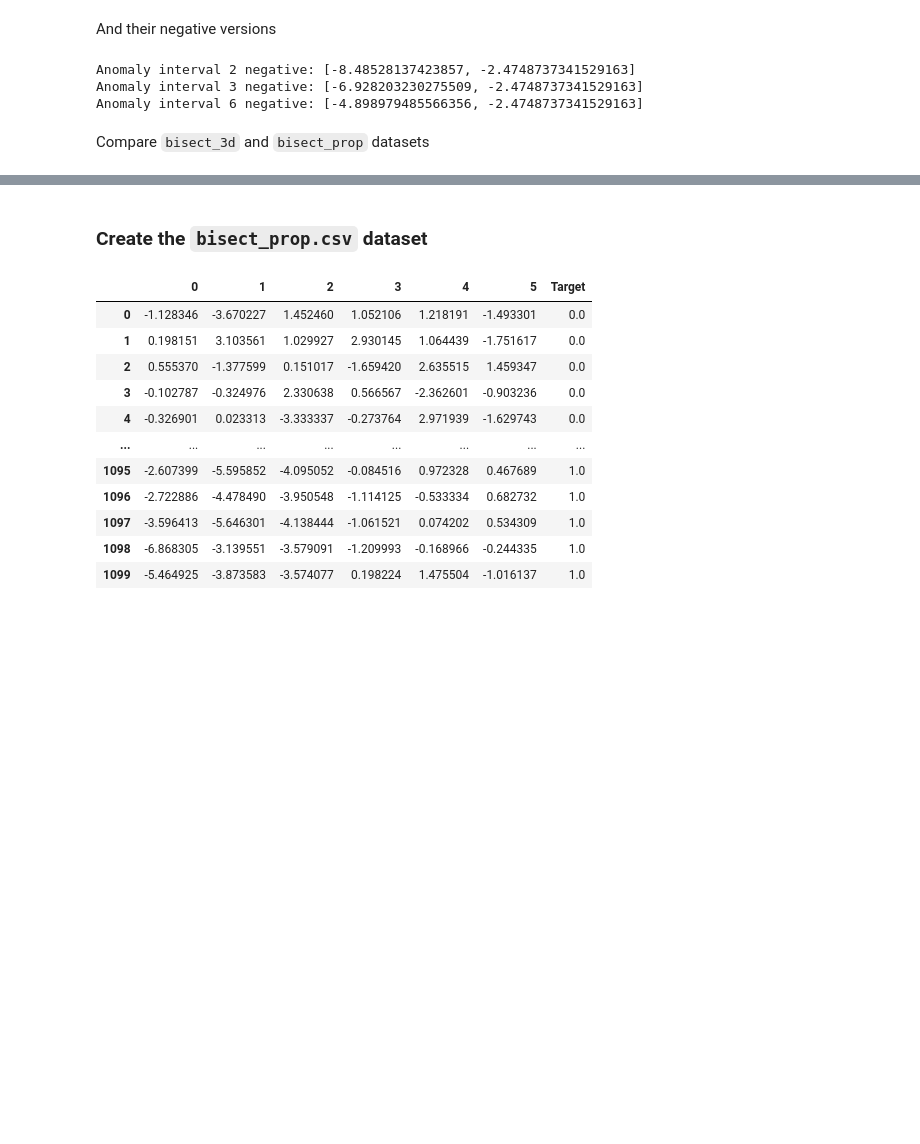
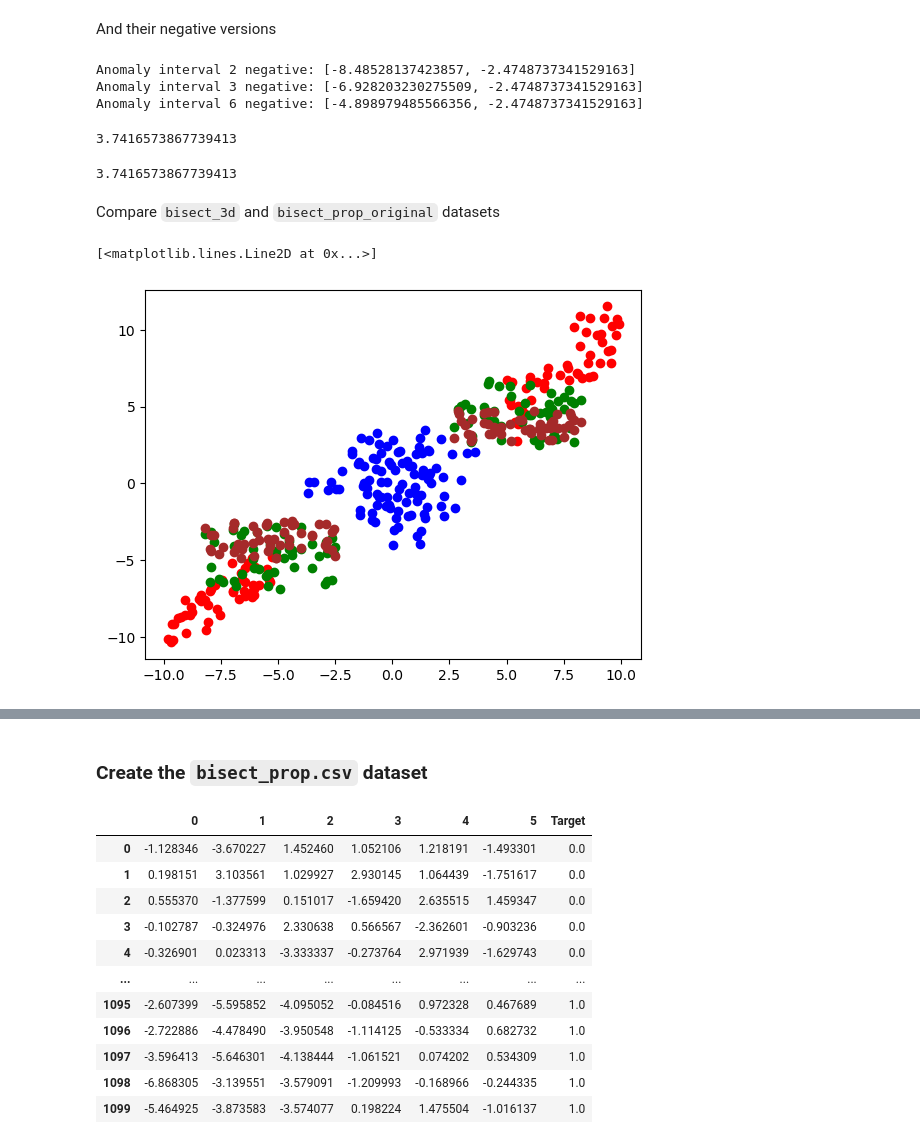
Before and after one commit to alessioarcudi/ExIFFI, a Jupyter notebook: notebooks/synthetic_datasets.ipynb, the cells around one changed output, grey strips where cells are left out. Cells and saved outputs as stored; diff of their text form; code cells hidden in the pictures; blank space fills up the shorter version.

```diff
--- a/notebooks/synthetic_datasets.ipynb
+++ b/notebooks/synthetic_datasets.ipynb
@@ -316,8 +327,17 @@ print(f'Anomaly interval 6 negative: {anomaly_interval_6_neg}')
 Anomaly interval 2 negative: [-8.48528137423857, -2.4748737341529163]
 Anomaly interval 3 negative: [-6.928203230275509, -2.4748737341529163]
 Anomaly interval 6 negative: [-4.898979485566356, -2.4748737341529163]
+# %%
+v=np.array([1,2,3])
+np.linalg.norm(v)
+# %% [output]
+3.7416573867739413
+# %%
+np.sqrt(14)
+# %% [output]
+3.7416573867739413
 # %%
-def bisect_prop(size,an_int1,an_int2,an_int3,dim=6):
+def bisect_prop_original(size,an_int1,an_int2,an_int3,dim=6):
     data=np.zeros(shape=(size,dim))
     for i,interval in enumerate([an_int1,an_int2,an_int3]):
         data[:,i]=np.random.uniform(interval[0],interval[1],size=size)
@@ -329,2 +373,14 @@ def bisect_prop(size,an_int1,an_int2,an_int3,dim=6):
 # %% [markdown]
-Compare `bisect_3d` and `bisect_prop` datasets
+Compare `bisect_3d` and `bisect_prop_original` datasets
+# %%
+X_train=np.array(generate_random_points_in_ball(100,6,5))
+X_bisect_3d=np.row_stack((bisect(50,5,10,3),bisect(50,-10,-5,3)))
+X_bisect_prop=np.row_stack((bisect_prop_original(50,anomaly_interval_2,anomaly_interval_3,anomaly_interval_6),bisect_prop_original(50,anomaly_interval_2_neg,anomaly_interval_3_neg,anomaly_interval_6_neg)))
+X=np.r_[X_train,X_bisect_3d]
+plt.plot(X_train[:,0],X_train[:,1],'o',color='blue')
+plt.plot(X_bisect_3d[:,0],X_bisect_3d[:,1],'o',color='red')
+plt.plot(X_bisect_prop[:,0],X_bisect_prop[:,1],'o',color='green')
+plt.plot(X_bisect_prop[:,0],X_bisect_prop[:,2],'o',color='brown')
+# %% [output]
+[<matplotlib.lines.Line2D at 0x...>]
+[figure, added]
```
Also changed, not shown: parts of 9 cells of this notebook.
